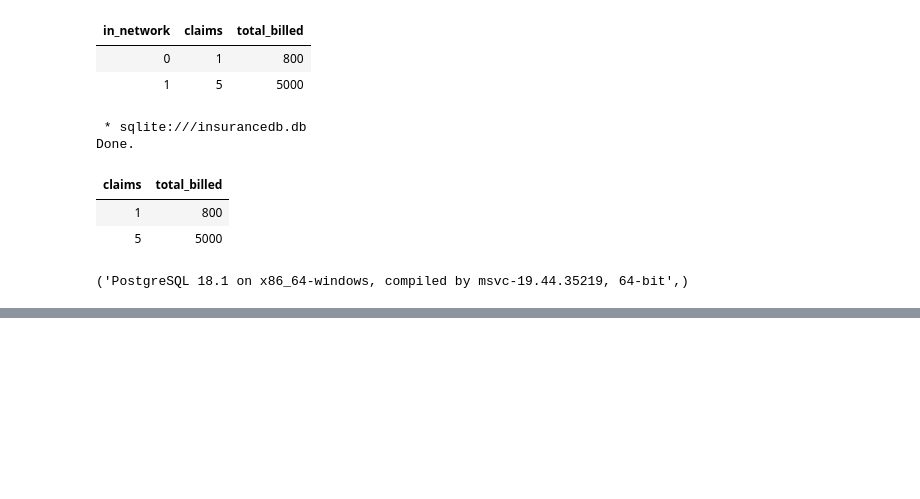
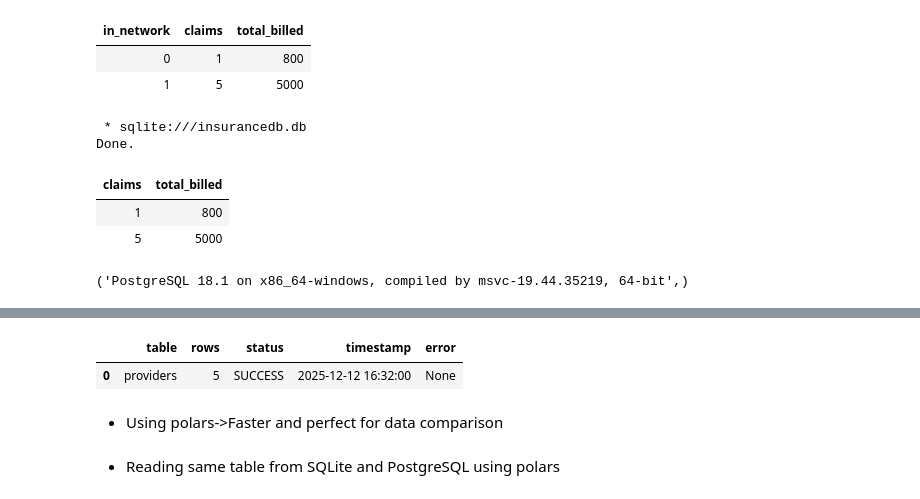
Before and after one commit to reyya31/Insurance, a Jupyter notebook: sql.ipynb, the cells around one changed output, grey strips where cells are left out. Drawn from its saved outputs; the diff is of its cells as text; code cells hidden in the pictures; blank space fills up the shorter version.

```diff
--- a/sql.ipynb
+++ b/sql.ipynb
@@ -561,0 +685,15 @@ PostgreSQL version: ('PostgreSQL 18.1 on x86_64-windows, compiled by msvc-19.44.
+# %%
+migration_logs = []
+
+import datetime
+
+def log_migration(table, rows, status="SUCCESS", error=None):
+    entry = {
+        "table": table,
+        "rows": rows,
+        "status": status,
+        "timestamp": datetime.datetime.now().strftime("%Y-%m-%d %H:%M:%S"),
+        "error": str(error) if error else None
+    }
+    migration_logs.append(entry)
+    print(f"\n LOG ENTRY ADDED: {entry}")
@@ -561,0 +705,10 @@ PostgreSQL version: ('PostgreSQL 18.1 on x86_64-windows, compiled by msvc-19.44.
+# %%
+import pandas as pd
+pd.DataFrame(migration_logs)
+# %% [output]
+|  | table | rows | status | timestamp | error |
+| 0 | providers | 5 | SUCCESS | 2025-12-12 16:32:00 | None |
+# %% [markdown]
+* Using polars->Faster and perfect for data comparison
+# %% [markdown]
+* Reading same table from SQLite and PostgreSQL using polars
```
Also changed, not shown: parts of 15 cells of this notebook, 2 other files.
